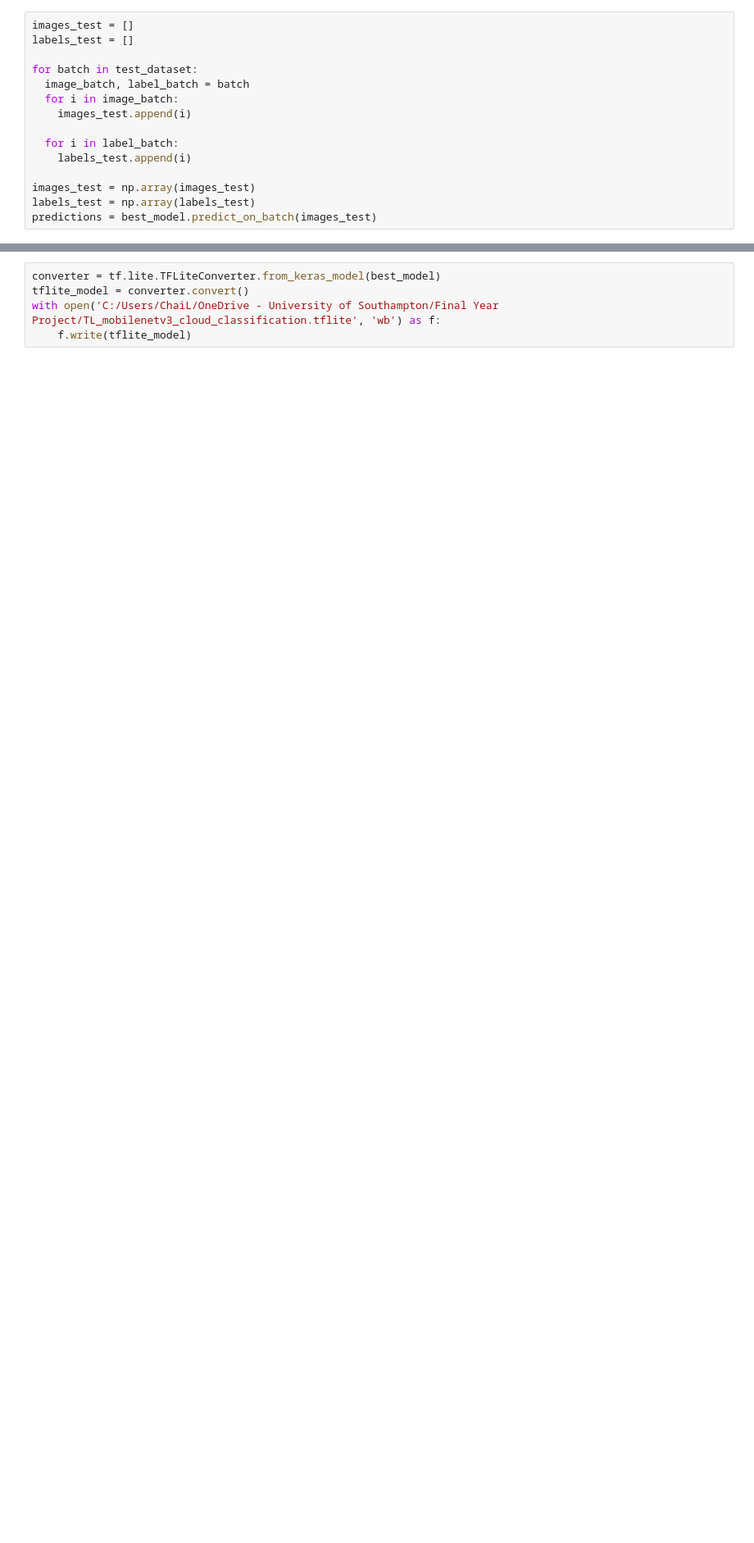
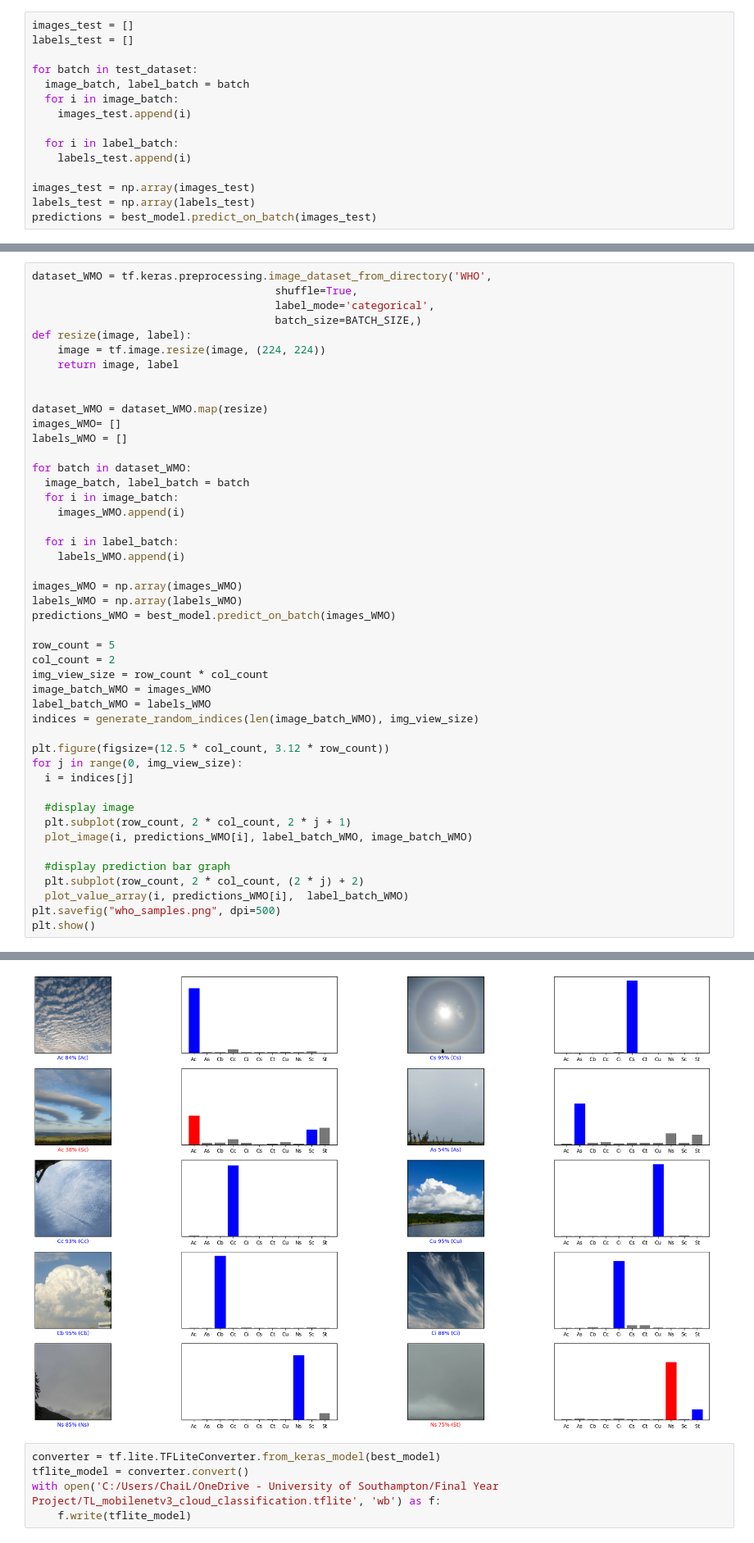
Before and after one commit to LiZe-chai/cloud_recognition_models, a Jupyter notebook: cloud_type_classification_model/mobilenetv3.ipynb, the cells around one changed output, grey strips where cells are left out. Shown at 82% size. Saved outputs shown, nothing was run; the diff lists cells and outputs as text; blank space fills up the shorter version.

```diff
--- a/cloud_type_classification_model/mobilenetv3.ipynb
+++ b/cloud_type_classification_model/mobilenetv3.ipynb
@@ -364,0 +365,47 @@ plt.show()
+# %%
+dataset_WMO = tf.keras.preprocessing.image_dataset_from_directory('WHO',
+                                      shuffle=True,
+                                      label_mode='categorical',
+                                      batch_size=BATCH_SIZE,)
+def resize(image, label):
+    image = tf.image.resize(image, (224, 224))
+    return image, label
+
+
+dataset_WMO = dataset_WMO.map(resize)
+images_WMO= []
+labels_WMO = []
+
+for batch in dataset_WMO:
+  image_batch, label_batch = batch
+  for i in image_batch:
+    images_WMO.append(i)
+
+  for i in label_batch:
+    labels_WMO.append(i)
+
+images_WMO = np.array(images_WMO)
+labels_WMO = np.array(labels_WMO)
+predictions_WMO = best_model.predict_on_batch(images_WMO)
+
+row_count = 5
+col_count = 2
+img_view_size = row_count * col_count
+image_batch_WMO = images_WMO
+label_batch_WMO = labels_WMO
+indices = generate_random_indices(len(image_batch_WMO), img_view_size)
+
+plt.figure(figsize=(12.5 * col_count, 3.12 * row_count))
+for j in range(0, img_view_size):
+  i = indices[j]
+
+  #display image
+  plt.subplot(row_count, 2 * col_count, 2 * j + 1)
+  plot_image(i, predictions_WMO[i], label_batch_WMO, image_batch_WMO)
+
+  #display prediction bar graph
+  plt.subplot(row_count, 2 * col_count, (2 * j) + 2)
+  plot_value_array(i, predictions_WMO[i],  label_batch_WMO)
+plt.savefig("who_samples.png", dpi=500)
+plt.show()
+# %% [output]
@@ -365,3 +413,4 @@ plt.show()
+[figure, added]
 # %%
 converter = tf.lite.TFLiteConverter.from_keras_model(best_model)
 tflite_model = converter.convert()
```
Also changed, not shown: parts of 2 cells of this notebook, 12 other files.
